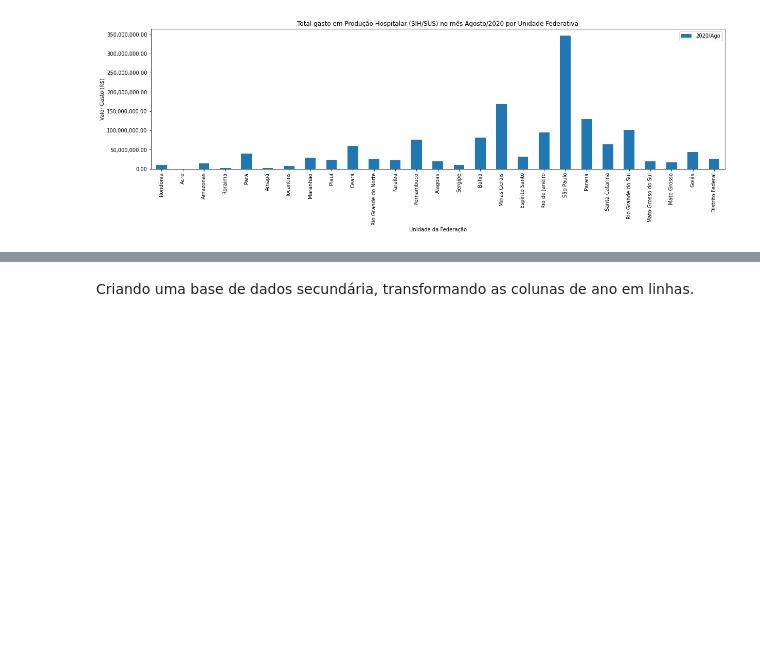
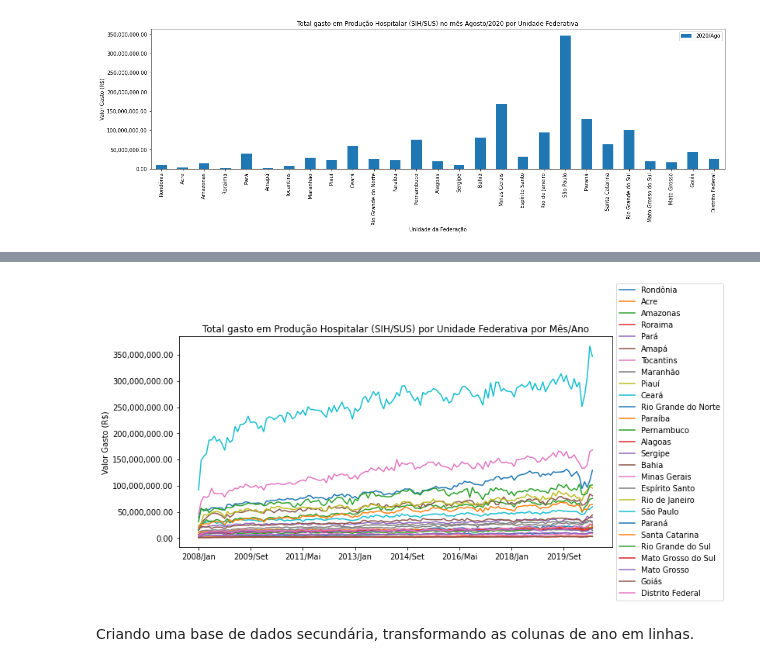
Before and after one commit to andrevcmelo/BootcampAlura2021, a Jupyter notebook: BootcampAlura_Modulo01.ipynb, the cells around one changed output, grey strips where cells are left out. Cells and saved outputs as stored; diff of their text form; code cells hidden in the pictures; blank space fills up the shorter version.

```diff
--- a/BootcampAlura_Modulo01.ipynb
+++ b/BootcampAlura_Modulo01.ipynb
@@ -235,2 +228,14 @@ plt.show()
+# %%
+dados_novo_invertido = dados_novo.T
+dados_novo_invertido2 = dados_novo_invertido.drop(["Total","Cod_UF"])
+# %%
+ax = dados_novo_invertido2.plot(figsize=(10,5))
+ax.yaxis.set_major_formatter(ticker.StrMethodFormatter("{x:,.2f}"))
+ax.set_ylabel('Valor Gasto (R$)')
+plt.title('Total gasto em Produção Hospitalar (SIH/SUS) por Unidade Federativa por Mês/Ano')
+ax.legend(loc='center left', bbox_to_anchor=(1, 0.5))
+plt.show()
+# %% [output]
+[figure, added]
 # %% [markdown]
 Criando uma base de dados secundária, transformando as colunas de ano em linhas.
```
Also changed, not shown: parts of 8 cells of this notebook.
